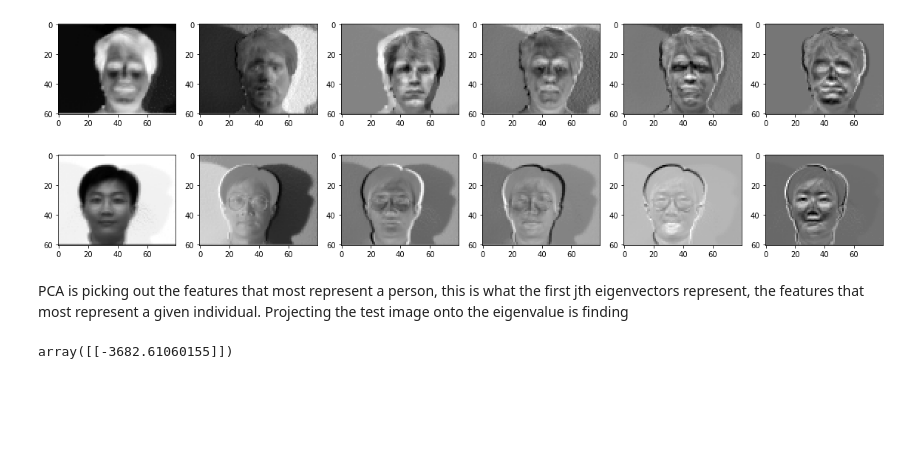
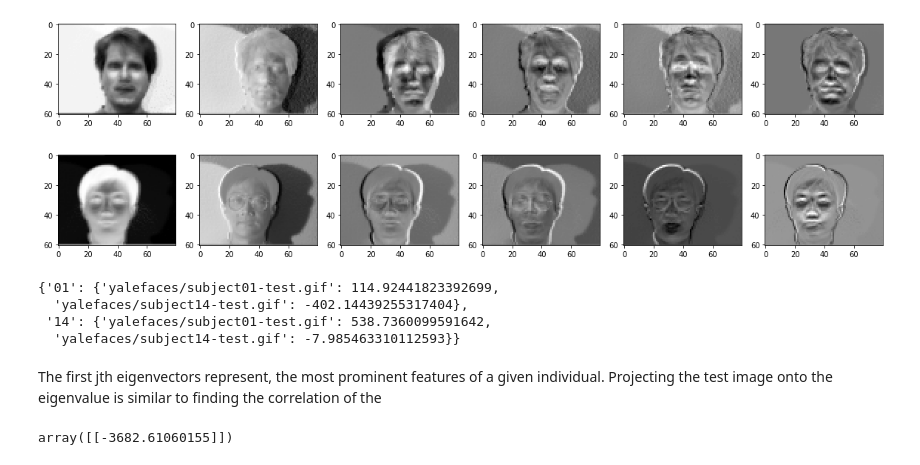
Before and after one commit to cbm256/omsa, a Jupyter notebook: computational_data_analysis/midterm_01/Q4.ipynb, the cells around one changed output. Cells and saved outputs as stored; diff of their text form; code cells hidden in the pictures; blank space fills up the shorter version.

```diff
--- a/computational_data_analysis/midterm_01/Q4.ipynb
+++ b/computational_data_analysis/midterm_01/Q4.ipynb
@@ -8,41 +9,59 @@ image = plt.imread('yalefaces/subject01.happy.gif')
 image_downscaled = downscale_local_mean(image, (4, 4))
 image_shape = image_downscaled.shape
 # %%
+d = {s:{} for s in ['01','14']}
 for subj in ['01','14']:
 
     image_list = []
     images = glob.glob('yalefaces/subject{}.*'.format(subj))
     for img in images:
         image = plt.imread(img)
         image_downscaled = downscale_local_mean(image, (4, 4))
         flat = image_downscaled.flatten()
         image_list.append(flat)
         m,n = image_downscaled.shape
     X = np.stack(image_list, axis = 1)
-    X_centered = (X - np.mean(X, axis = 0)) / np.std(X)
-    u = np.dot(X_centered.T,X_centered)
+    X_centered = (X - np.mean(X, axis = 0)) / np.std(X, axis=0)
+
+    u = np.cov(X_centered.T)
     eig_val,eig_vec=np.linalg.eig(u)
 
 
-    d = {s:{} for s in subj}
+
     e_faces = []
     fig, ax = plt.subplots(1,6,figsize=(20, 10))
     for i in range(6):
         e_face = np.dot(X_centered,eig_vec[:,i]).reshape(m,n)
         e_faces.append(e_face)
         ax[i].imshow(e_face,cmap='gray')
-    for e_face in e_faces:
-        pass
-    #get scores as go through
+
+    for img in ['yalefaces/subject01-test.gif','yalefaces/subject14-test.gif']:
+        image = plt.imread(img)
+        image_downscaled = downscale_local_mean(image, (4, 4))
+        flat = image_downscaled.flatten()
+        flat_centered = (flat - np.mean(flat, axis = 0)) / np.std(flat, axis=0)
+        scores = []
+        for e_face in e_faces:
+            e_flat = e_face.flatten()
+            scores.append(np.dot(e_flat.T,flat_centered))
+
+        d[subj].update({img:sum(scores[1:])/len(scores[1:])})
 # %% [output]
-[figure, old version]
+[figure, new version]
-[figure, old version]
+[figure, new version]
+# %%
+d
+# %% [output]
+{'01': {'yalefaces/subject01-test.gif': 114.92441823392699,
+  'yalefaces/subject14-test.gif': -402.14439255317404},
+ '14': {'yalefaces/subject01-test.gif': 538.7360099591642,
+  'yalefaces/subject14-test.gif': -7.985463310112593}}
 # %%
 image = plt.imread('yalefaces/subject14-test.gif')
 image_downscaled = downscale_local_mean(image, (4, 4))
 flat = image_downscaled.flatten()
 # %% [markdown]
-PCA is picking out the features that most represent a person, this is what the first jth eigenvectors represent, the features that most represent a given individual.  Projecting the test image onto the eigenvalue is finding
+The first jth eigenvectors represent, the most prominent features of a given individual.  Projecting the test image onto the eigenvalue is similar to finding the correlation of the
 # %%
 np.dot(e_faces.flatten().reshape(1,4880), flat.reshape(4880,1))
 # %% [output]
```
Also changed, not shown: parts of 1 cell of this notebook, 39 other files.
